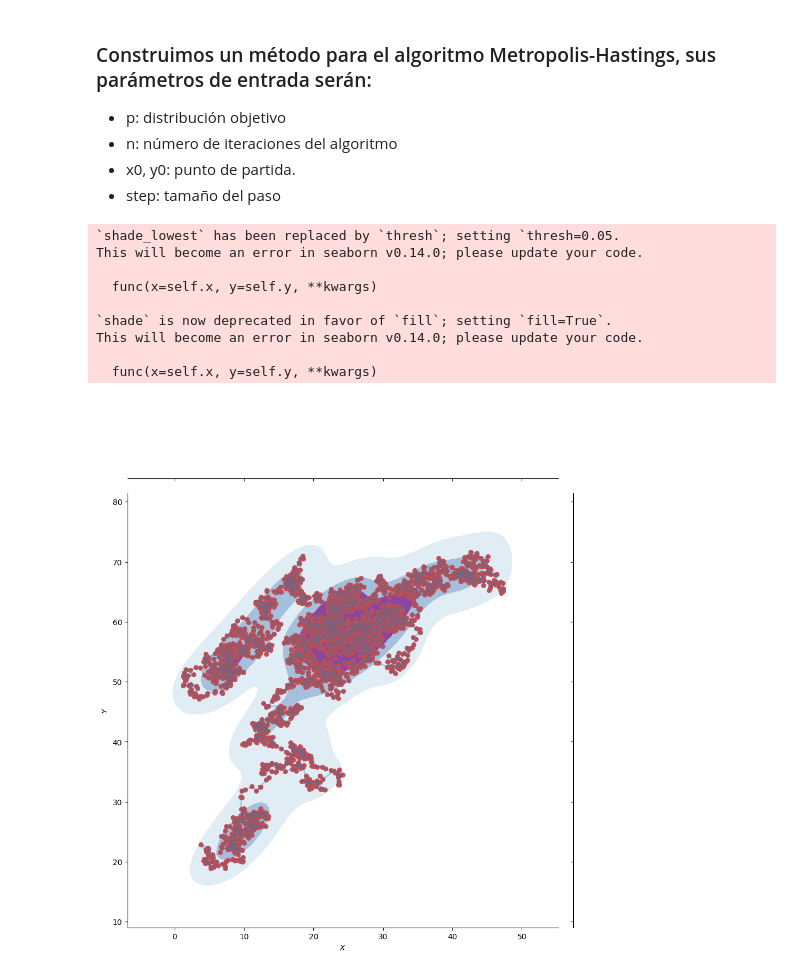
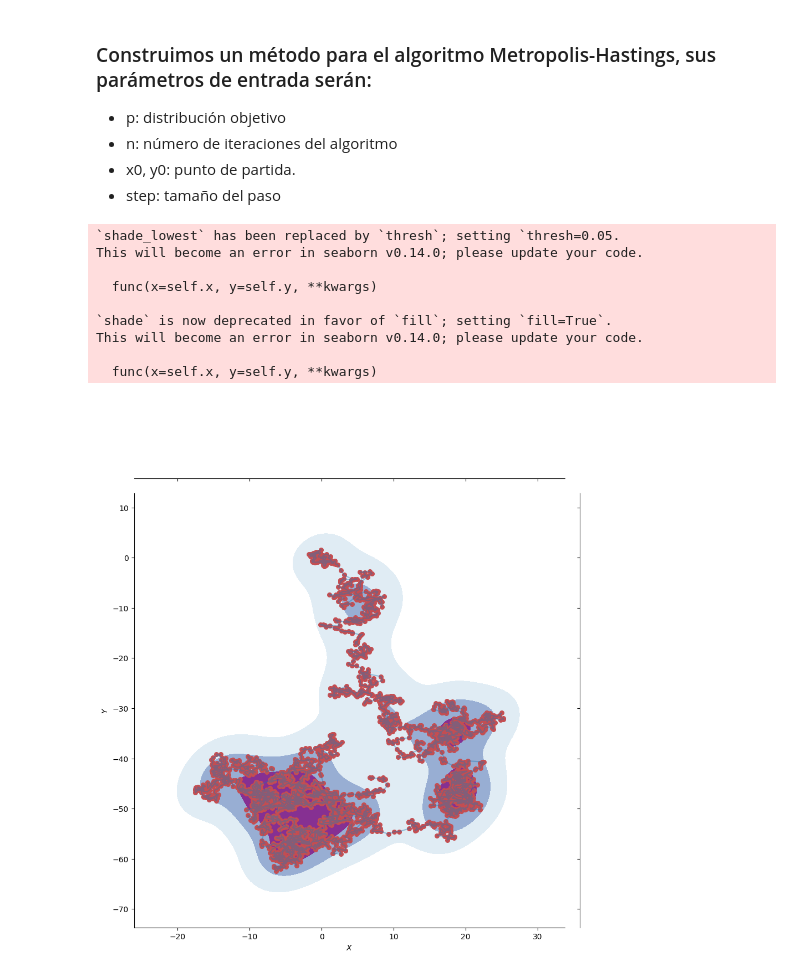
Before and after one commit to Gustavo-Ros/Simulaci-n-2, a Jupyter notebook: Caminantes.ipynb, the cells around one changed output. Cells and saved outputs as stored; diff of their text form; code cells hidden in the pictures.

```diff
--- a/Caminantes.ipynb
+++ b/Caminantes.ipynb
@@ -131,19 +131,20 @@ def metropolis_hastings(p, n, x0, y0, step):
     return points
 # %%
 # generate the samples
-samples = metropolis_hastings(himmelblau, 3000, 10, 20, 0.5)
+samples = metropolis_hastings(himmelblau, 3000, 0, 0, 0.5)
 
 # visualise
 plot_dist(samples[:, 0], samples[:, 1])
 plt.savefig('caminates.png')
+plt.show()
 # %% [output]
 `shade_lowest` has been replaced by `thresh`; setting `thresh=0.05.
 This will become an error in seaborn v0.14.0; please update your code.
 
   func(x=self.x, y=self.y, **kwargs)
 
 `shade` is now deprecated in favor of `fill`; setting `fill=True`.
 This will become an error in seaborn v0.14.0; please update your code.
 
   func(x=self.x, y=self.y, **kwargs)
-[figure, old version]
+[figure, new version]
```
